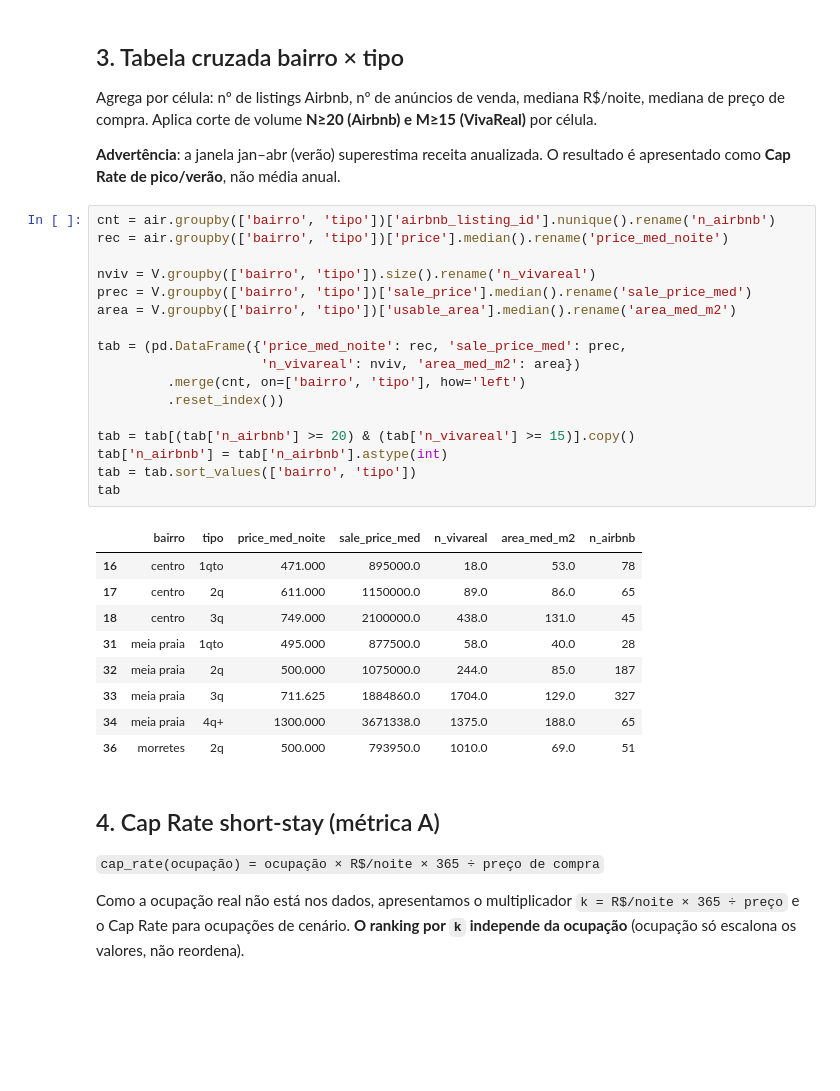
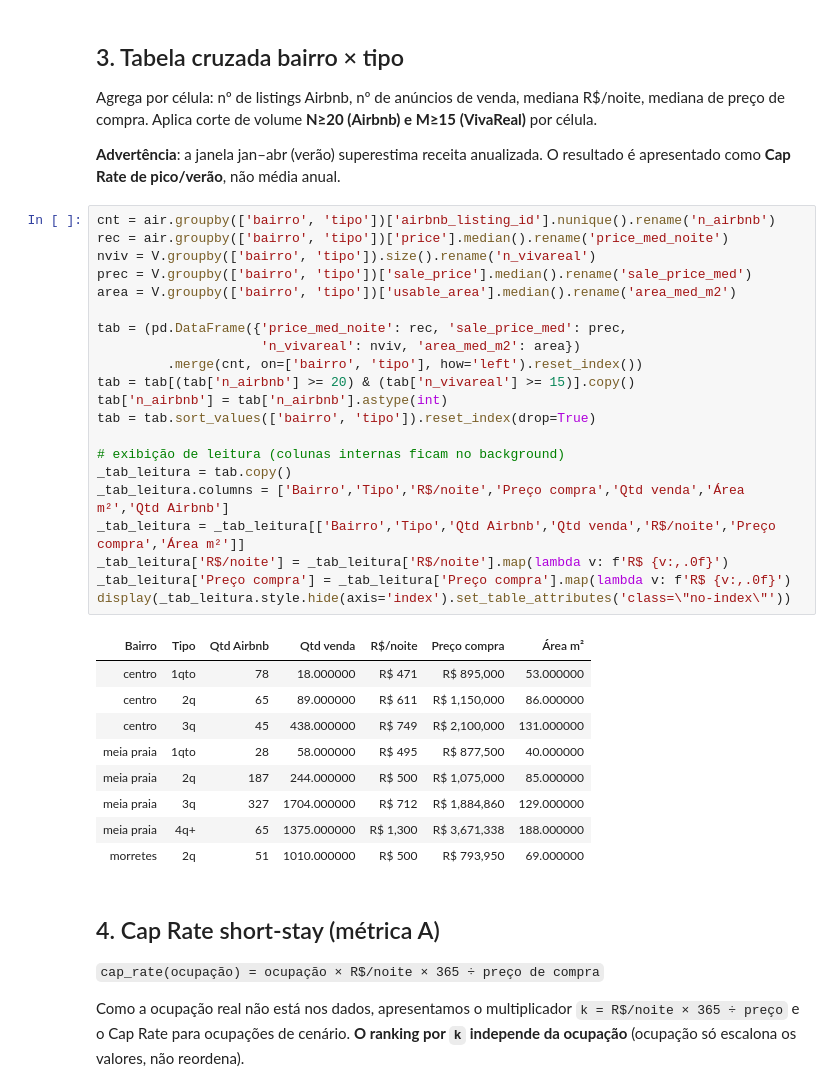
Before and after one commit to Luancordeirocontato/jt2026-luan-cordeiro, a Jupyter notebook: analise/01_analise_principal.ipynb, the cells around one changed output. Drawn from its saved outputs; the diff is of its cells as text; blank space fills up the shorter version.

```diff
--- a/analise/01_analise_principal.ipynb
+++ b/analise/01_analise_principal.ipynb
@@ -112,30 +126,34 @@ O resultado é apresentado como **Cap Rate de pico/verão**, não média anual.
 # %%
 cnt = air.groupby(['bairro', 'tipo'])['airbnb_listing_id'].nunique().rename('n_airbnb')
 rec = air.groupby(['bairro', 'tipo'])['price'].median().rename('price_med_noite')
-
 nviv = V.groupby(['bairro', 'tipo']).size().rename('n_vivareal')
 prec = V.groupby(['bairro', 'tipo'])['sale_price'].median().rename('sale_price_med')
 area = V.groupby(['bairro', 'tipo'])['usable_area'].median().rename('area_med_m2')
 
 tab = (pd.DataFrame({'price_med_noite': rec, 'sale_price_med': prec,
                      'n_vivareal': nviv, 'area_med_m2': area})
-         .merge(cnt, on=['bairro', 'tipo'], how='left')
-         .reset_index())
-
+         .merge(cnt, on=['bairro', 'tipo'], how='left').reset_index())
 tab = tab[(tab['n_airbnb'] >= 20) & (tab['n_vivareal'] >= 15)].copy()
 tab['n_airbnb'] = tab['n_airbnb'].astype(int)
-tab = tab.sort_values(['bairro', 'tipo'])
-tab
+tab = tab.sort_values(['bairro', 'tipo']).reset_index(drop=True)
+
+# exibição de leitura (colunas internas ficam no background)
+_tab_leitura = tab.copy()
+_tab_leitura.columns = ['Bairro','Tipo','R$/noite','Preço compra','Qtd venda','Área m²','Qtd Airbnb']
+_tab_leitura = _tab_leitura[['Bairro','Tipo','Qtd Airbnb','Qtd venda','R$/noite','Preço compra','Área m²']]
+_tab_leitura['R$/noite'] = _tab_leitura['R$/noite'].map(lambda v: f'R$ {v:,.0f}')
+_tab_leitura['Preço compra'] = _tab_leitura['Preço compra'].map(lambda v: f'R$ {v:,.0f}')
+display(_tab_leitura.style.hide(axis='index').set_table_attributes('class=\"no-index\"'))
 # %% [output]
-|  | bairro | tipo | price_med_noite | sale_price_med | n_vivareal | area_med_m2 | n_airbnb |
-| 16 | centro | 1qto | 471.000 | 895000.0 | 18.0 | 53.0 | 78 |
-| 17 | centro | 2q | 611.000 | 1150000.0 | 89.0 | 86.0 | 65 |
-| 18 | centro | 3q | 749.000 | 2100000.0 | 438.0 | 131.0 | 45 |
-| 31 | meia praia | 1qto | 495.000 | 877500.0 | 58.0 | 40.0 | 28 |
-| 32 | meia praia | 2q | 500.000 | 1075000.0 | 244.0 | 85.0 | 187 |
-| 33 | meia praia | 3q | 711.625 | 1884860.0 | 1704.0 | 129.0 | 327 |
-| 34 | meia praia | 4q+ | 1300.000 | 3671338.0 | 1375.0 | 188.0 | 65 |
-| 36 | morretes | 2q | 500.000 | 793950.0 | 1010.0 | 69.0 | 51 |
+| Bairro | Tipo | Qtd Airbnb | Qtd venda | R$/noite | Preço compra | Área m² |
+| centro | 1qto | 78 | 18.000000 | R$ 471 | R$ 895,000 | 53.000000 |
+| centro | 2q | 65 | 89.000000 | R$ 611 | R$ 1,150,000 | 86.000000 |
+| centro | 3q | 45 | 438.000000 | R$ 749 | R$ 2,100,000 | 131.000000 |
+| meia praia | 1qto | 28 | 58.000000 | R$ 495 | R$ 877,500 | 40.000000 |
+| meia praia | 2q | 187 | 244.000000 | R$ 500 | R$ 1,075,000 | 85.000000 |
+| meia praia | 3q | 327 | 1704.000000 | R$ 712 | R$ 1,884,860 | 129.000000 |
+| meia praia | 4q+ | 65 | 1375.000000 | R$ 1,300 | R$ 3,671,338 | 188.000000 |
+| morretes | 2q | 51 | 1010.000000 | R$ 500 | R$ 793,950 | 69.000000 |
 # %% [markdown]
 ## 4. Cap Rate short-stay (métrica A)
 
```
Also changed, not shown: parts of 14 cells of this notebook, 7 other files.
